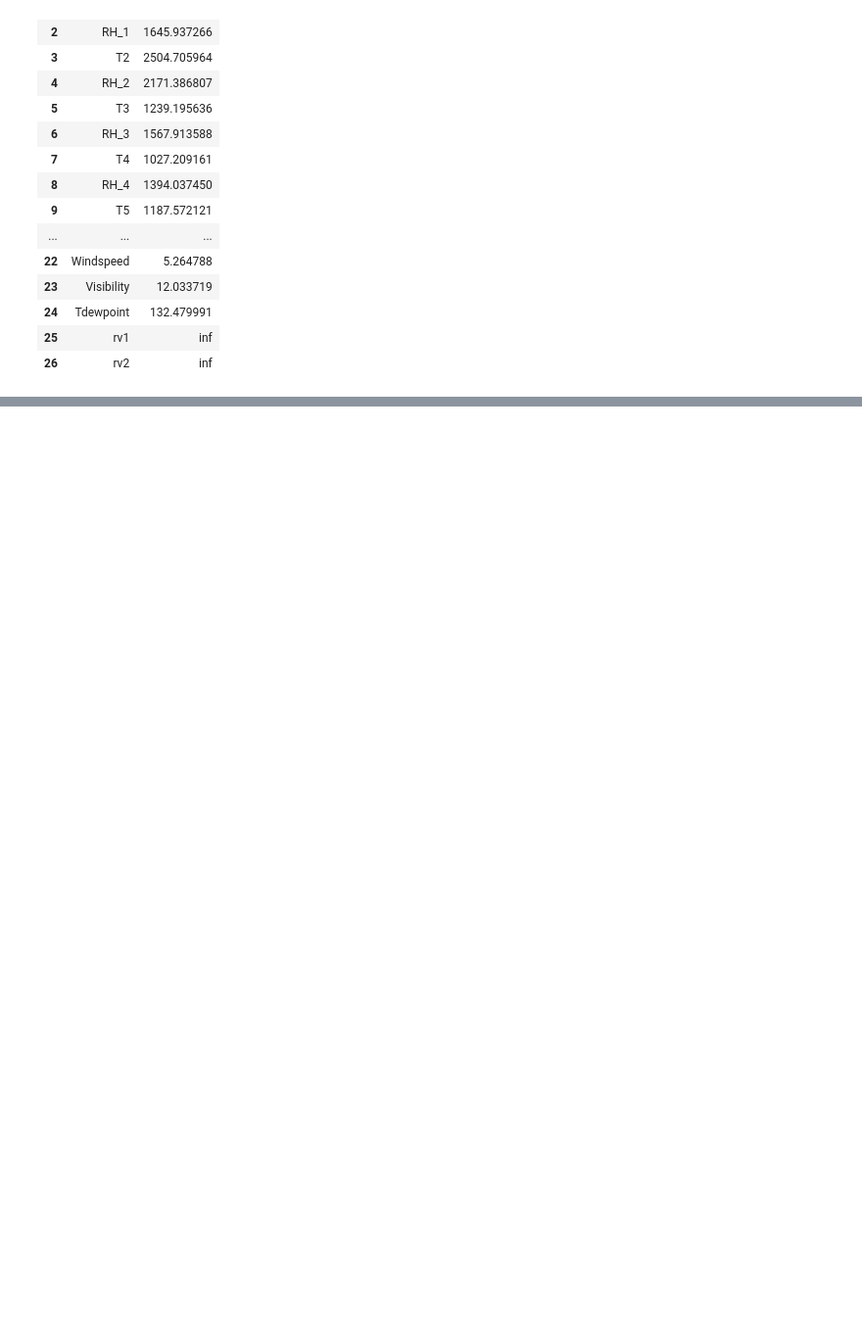
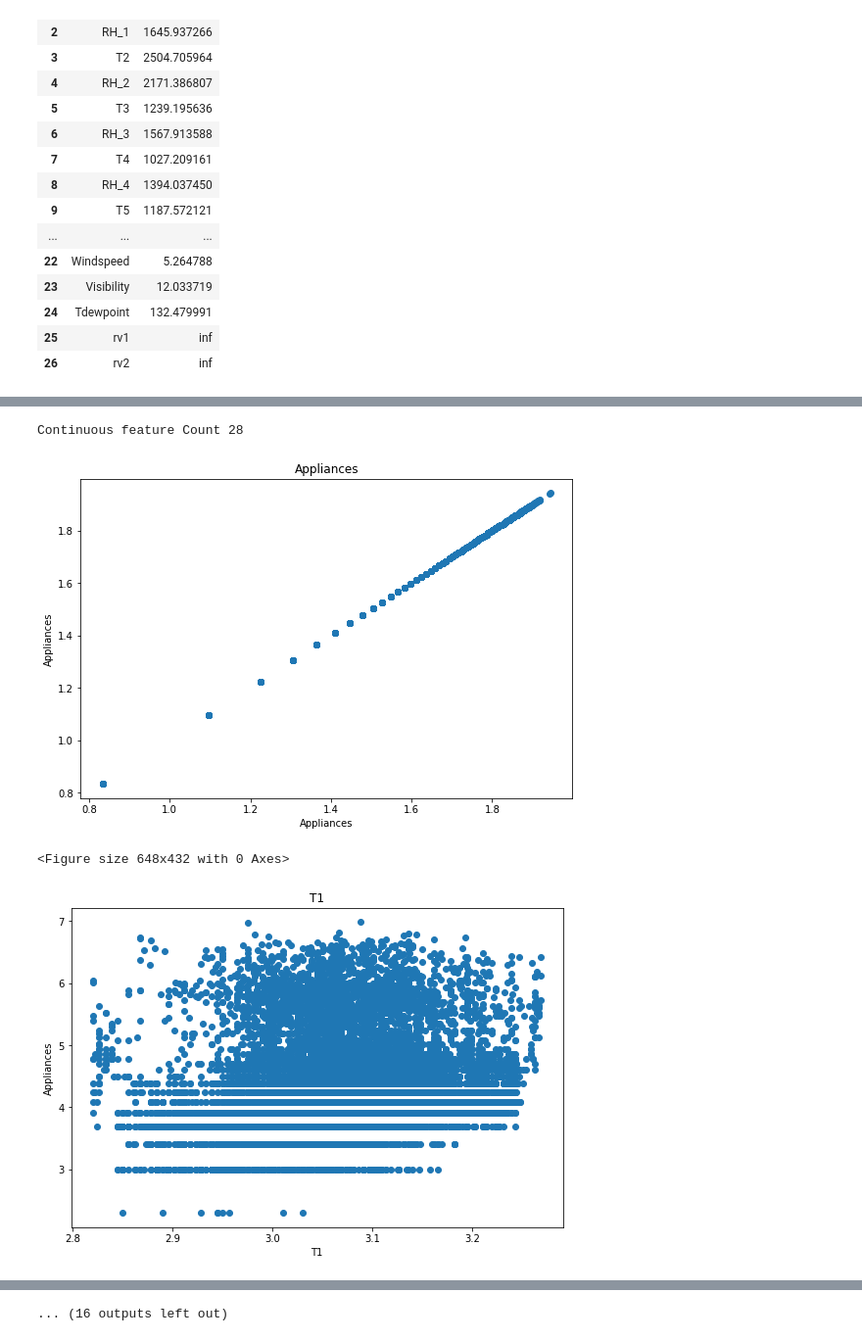
Before and after one commit to Akramkhan01/Appliances-Energy-Prediction-Capstone-Project, a Jupyter notebook: Appliances_Energy_Prediction.ipynb, the cells around one changed output, grey strips where cells are left out. Shown at 98% size. Drawn from its saved outputs; the diff is of its cells as text; code cells hidden in the pictures; blank space fills up the shorter version.

```diff
--- a/Appliances_Energy_Prediction.ipynb
+++ b/Appliances_Energy_Prediction.ipynb
@@ -334,0 +355,8 @@ calc_vif(df[[i for i in df.describe().columns if i not in ['Appliances']]])
+# %%
+# list of numerical variables
+numerical_features = [feature for feature in df.columns if df[feature].dtypes != 'O']
+
+print('Number of numerical variables: ', len(numerical_features))
+
+# visualise the numerical variables
+df[numerical_features].head()
@@ -334,0 +371,12 @@ calc_vif(df[[i for i in df.describe().columns if i not in ['Appliances']]])
+# %%
+# plot a bar plot for each numerical feature count (except date)
+
+for col in numerical_features[:]:
+    fig = plt.figure(figsize=(9, 6))
+    ax = fig.gca()
+    feature = df[col]
+    feature.hist(bins=50, ax = ax)
+    ax.axvline(feature.mean(), color='magenta', linestyle='dashed', linewidth=2)
+    ax.axvline(feature.median(), color='cyan', linestyle='dashed', linewidth=2)
+    ax.set_title(col)
+plt.show()
@@ -334,0 +397,26 @@ calc_vif(df[[i for i in df.describe().columns if i not in ['Appliances']]])
+# %%
+continuous_feature=[feature for feature in numerical_features]
+print("Continuous feature Count {}".format(len(continuous_feature)))
+# %% [output]
+Continuous feature Count 28
+# %%
+## We will be using logarithmic transformation
+
+
+for feature in continuous_feature:
+    fig = plt.figure(figsize=(9, 6))
+    data=df.copy()
+    if 0 in data[feature].unique():
+        pass
+    else:
+        data[feature]=np.log(data[feature])
+        data['Appliances']=np.log(data['Appliances'])
+        plt.scatter(data[feature],data['Appliances'])
+        plt.xlabel(feature)
+        plt.ylabel('Appliances')
+        plt.title(feature)
+        plt.show()
+# %% [output]
+[figure, added]
+<Figure size 648x432 with 0 Axes>
+[figure, added]
@@ -334,0 +432 @@ calc_vif(df[[i for i in df.describe().columns if i not in ['Appliances']]])
+... (16 outputs left out)
```
Also changed, not shown: parts of 12 cells of this notebook.
